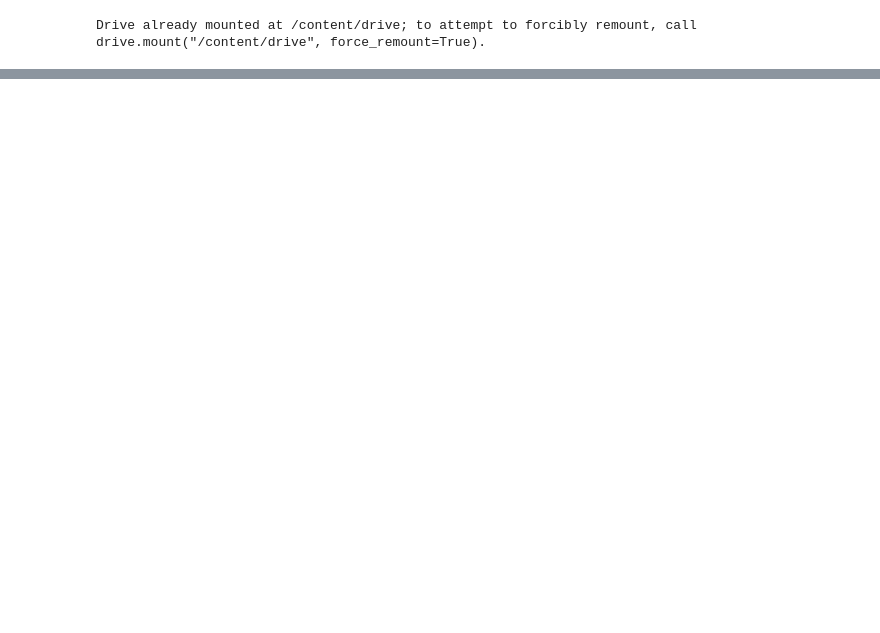
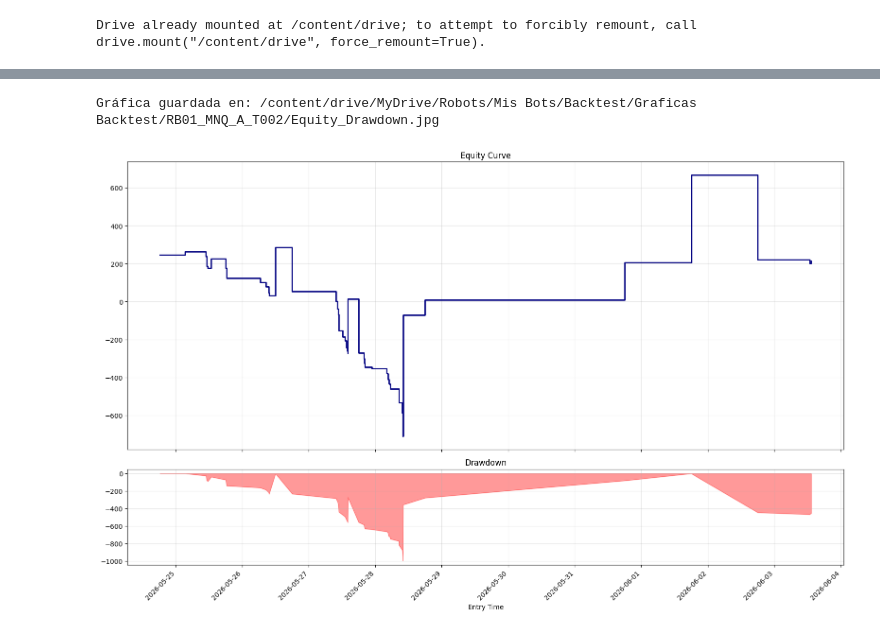
Before and after one commit to MarceCorreal2/Robots-NT, a Jupyter notebook: Carga_Limpieza_Grafica.ipynb, the cells around one changed output, grey strips where cells are left out. Saved outputs shown, nothing was run; the diff lists cells and outputs as text; code cells hidden in the pictures; blank space fills up the shorter version.

```diff
--- a/Carga_Limpieza_Grafica.ipynb
+++ b/Carga_Limpieza_Grafica.ipynb
@@ -531,0 +1134,64 @@ Después de seguir estos pasos, tus cambios (incluyendo el notebook y otros arch
+# %%
+import os
+import matplotlib.pyplot as plt
+
+# Me parece importante incluir DrawDown
+# Para lo cual calculo el máx histórico
+
+df['HighWaterMark'] = df['Cum. net profit'].cummax()
+df['Drawdown'] = df['Cum. net profit'] - df['HighWaterMark']
+
+# Grafico el equity y Draw Down juntos
+
+fig, (ax1, ax2) = plt.subplots(
+    2,
+    1,
+    figsize=(16,10),
+    sharex=True,
+    gridspec_kw={'height_ratios':[3,1]}
+)
+
+ax1.step(
+    df['Entry time'],
+    df['Cum. net profit'],
+    where='post',
+    color='navy',
+    linewidth=2
+)
+
+ax1.set_title('Equity Curve')
+ax1.grid(alpha=0.3)
+
+ax2.fill_between(
+    df['Entry time'],
+    df['Drawdown'],
+    0,
+    color='red',
+    alpha=0.4
+)
+
+ax2.set_title('Drawdown')
+ax2.grid(alpha=0.3)
+
+plt.xlabel('Entry Time') # Add xlabel for the shared x-axis
+plt.xticks(rotation=45, ha='right') # Rotate x-axis labels for better readability
+plt.tight_layout()
+
+# Guardar la gráfica en Google Drive
+output_path_equity_drawdown = '/content/drive/MyDrive/Robots/Mis Bots/Backtest/Graficas Backtest/RB01_MNQ_A_T002/Equity_Drawdown.jpg'
+
+# Extraer la ruta del directorio del output_path_equity_drawdown
+output_dir_equity_drawdown = os.path.dirname(output_path_equity_drawdown)
+
+# Crear el directorio si no existe
+os.makedirs(output_dir_equity_drawdown, exist_ok=True)
+
+# Guardar la figura antes de mostrarla
+fig.savefig(output_path_equity_drawdown, bbox_inches='tight', dpi=300)
+print(f'Gráfica guardada en: {output_path_equity_drawdown}')
+
+plt.show()
+plt.close(fig) # Cerrar la figura para liberar memoria y evitar conflictos
+# %% [output]
+Gráfica guardada en: /content/drive/MyDrive/Robots/Mis Bots/Backtest/Graficas Backtest/RB01_MNQ_A_T002/Equity_Drawdown.jpg
+[figure, added]
```
Also changed, not shown: parts of 191 cells of this notebook.
